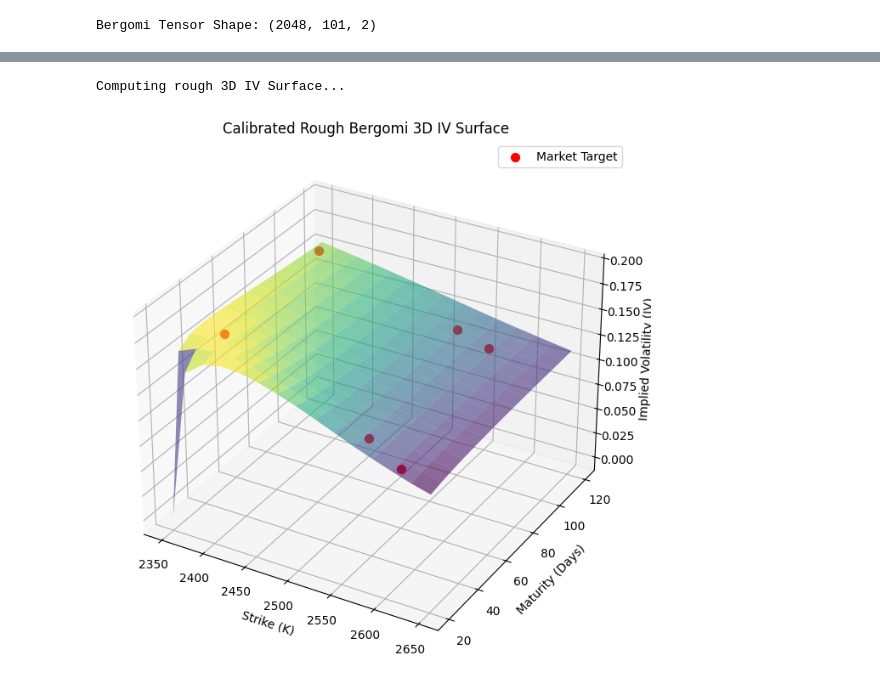
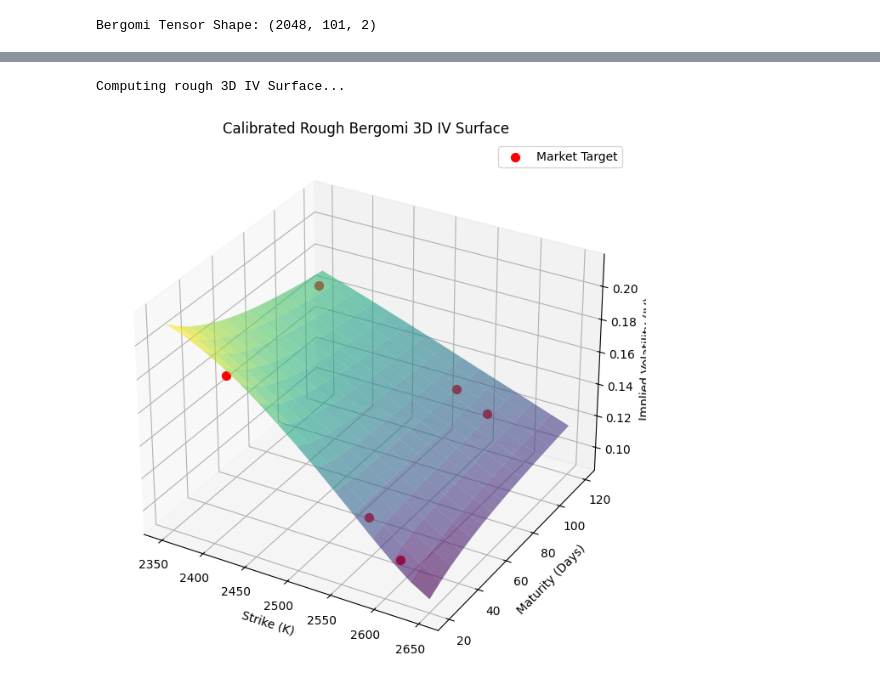
Before and after one commit to nimitzpro/chaewon, a Jupyter notebook: notebooks/experiment_1.ipynb, the cells around one changed output, grey strips where cells are left out. Cells and saved outputs as stored; diff of their text form; code cells hidden in the pictures.

```diff
--- a/notebooks/experiment_1.ipynb
+++ b/notebooks/experiment_1.ipynb
@@ -82,9 +85,8 @@ n_paths = 2048
 n_steps = 100
 T = 1.0
 
-heston_simulator = MODEL_REGISTRY["Heston"]
 
-simulated_paths = heston_simulator(
+simulated_paths = simulate_heston(
     params=calibrated_params,
     key=key,
     n_paths=n_paths,
@@ -474,35 +478,35 @@ def plot_bergomi_3d_iv_surface(market_snapshot, calibrated_params, static_key, m
         def single_iv(K):
             price = bergomi_mc_pricer(params, key, S, K, T_val, r, q, model_type)
             return implied_volatility(price, S, K, T_val, r, q)
         return jax.vmap(single_iv)(K_row)
 
     print(f"Computing {model_type} 3D IV Surface...")
     for i in range(mesh_K.shape[0]):
         T_val = float(mesh_T[i, 0])
         K_row = jnp.array(mesh_K[i, :])
         iv_row = get_ivs_for_row(K_row, T_val, calibrated_params, static_key, S, r, q, model_type)
         mesh_IV[i, :] = np.array(iv_row)
 
     fig = plt.figure(figsize=(12, 8))
     ax = fig.add_subplot(111, projection='3d')
 
     surf = ax.plot_surface(mesh_K, mesh_T * 365, mesh_IV, cmap='viridis',
                            alpha=0.6, edgecolor='none', antialiased=True)
 
     ax.scatter(df['K'], df['T'] * 365, df['IV'], color='red', marker='o', s=50, depthshade=False, label='Market Target')
 
     epsilon_str = f" (eps={calibrated_params.get('epsilon')})" if model_type == 'path_dependent' else ""
     ax.set_title(f"Calibrated {model_type.capitalize()} Bergomi 3D IV Surface{epsilon_str}")
     ax.set_xlabel("Strike (K)")
     ax.set_ylabel("Maturity (Days)")
     ax.set_zlabel("Implied Volatility (IV)")
     ax.legend()
     plt.show()
 
-plot_bergomi_3d_iv_surface(market_snapshot, calibrated_params=bergomi_opt_params, static_key=jax.random.PRNGKey(42), model_type="rough")
+plot_bergomi_3d_iv_surface(market_snapshot, calibrated_params=bergomi_opt_params, static_key=key, model_type="rough")
 # %% [output]
 Computing rough 3D IV Surface...
-[figure, old version]
+[figure, new version]
 # %%
 epsilons = [1/52, 1/12, 1/4] # e.g. 1 week, 1 month, 3 months
 
```
Also changed, not shown: parts of 8 cells of this notebook, 2 other files.
